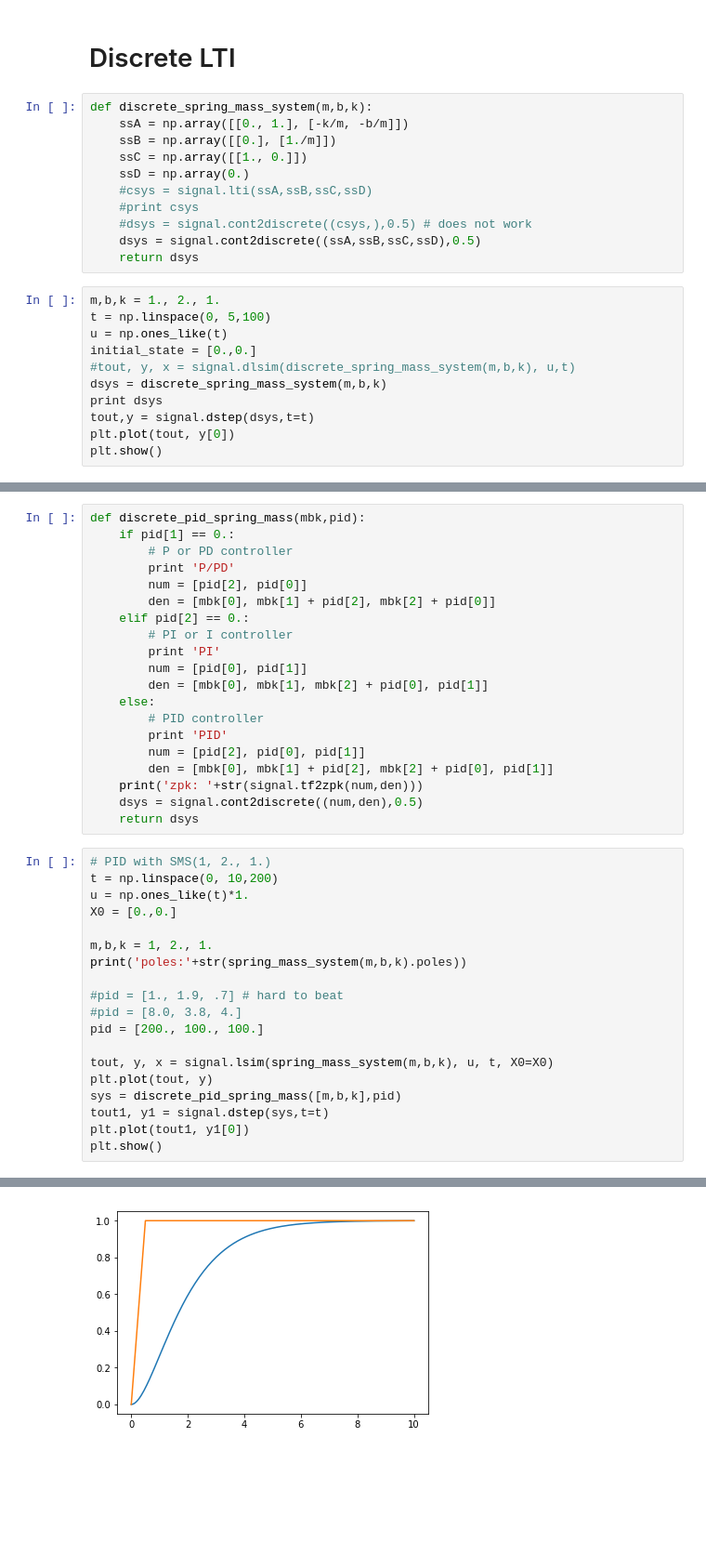
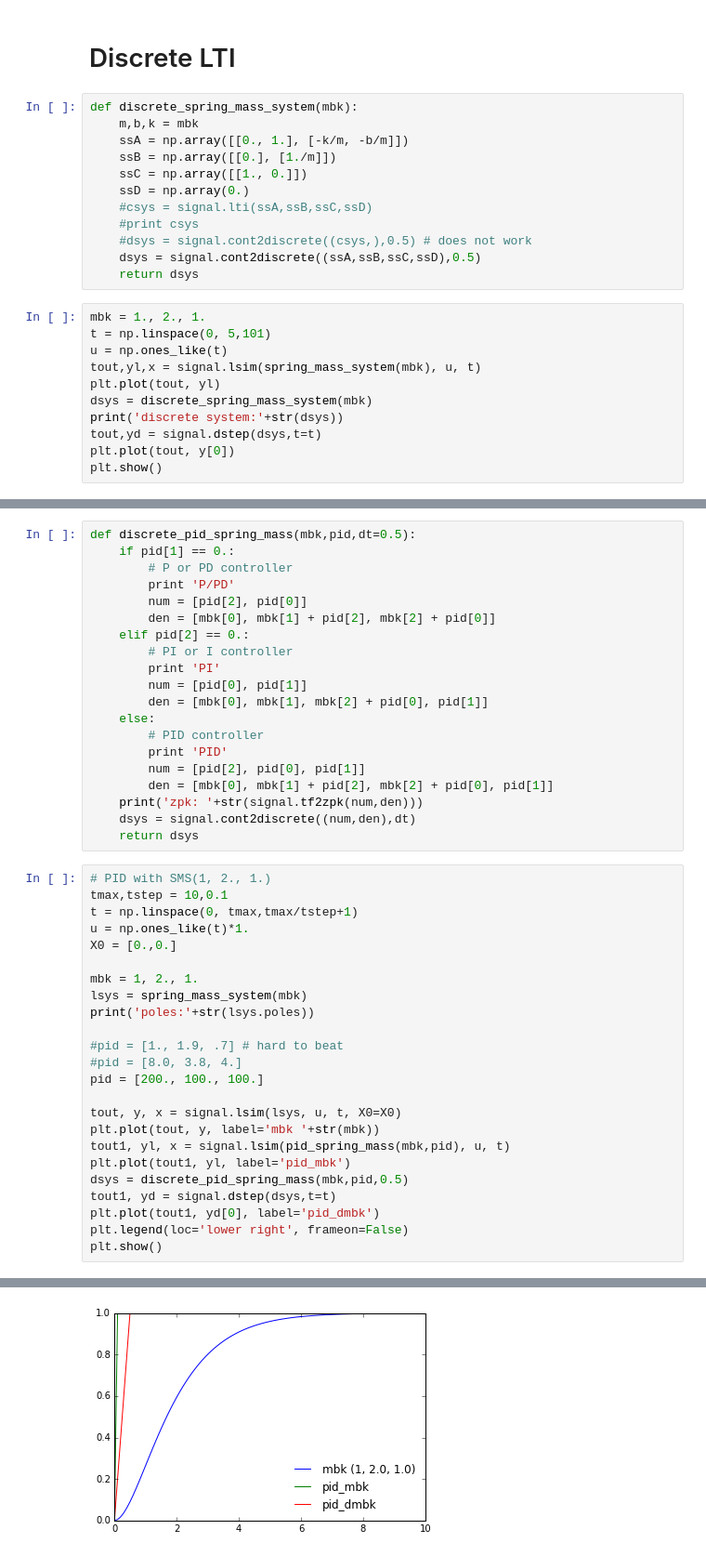
Before and after one commit to ASukhanov/Control, a Jupyter notebook: lti.ipynb, the cells around one changed output, grey strips where cells are left out. Shown at 93% size. Cells and saved outputs as stored; diff of their text form; blank space fills up the shorter version.

```diff
--- a/lti.ipynb
+++ b/lti.ipynb
@@ -287,7 +293,8 @@ zpk: (array([-1., -1.]), array([-100. +0.00000000e+00j,   -1. +7.29839545e-09j,
 # %% [markdown]
 # Discrete LTI
 # %%
-def discrete_spring_mass_system(m,b,k):
+def discrete_spring_mass_system(mbk):
+    m,b,k = mbk
     ssA = np.array([[0., 1.], [-k/m, -b/m]])
     ssB = np.array([[0.], [1./m]])
     ssC = np.array([[1., 0.]])
@@ -298,14 +305,14 @@ def discrete_spring_mass_system(m,b,k):
     dsys = signal.cont2discrete((ssA,ssB,ssC,ssD),0.5)
     return dsys
 # %%
-m,b,k = 1., 2., 1.
-t = np.linspace(0, 5,100)
+mbk = 1., 2., 1.
+t = np.linspace(0, 5,101)
 u = np.ones_like(t)
-initial_state = [0.,0.]
-#tout, y, x = signal.dlsim(discrete_spring_mass_system(m,b,k), u,t)
-dsys = discrete_spring_mass_system(m,b,k)
-print dsys
-tout,y = signal.dstep(dsys,t=t)
+tout,yl,x = signal.lsim(spring_mass_system(mbk), u, t)
+plt.plot(tout, yl)
+dsys = discrete_spring_mass_system(mbk)
+print('discrete system:'+str(dsys))
+tout,yd = signal.dstep(dsys,t=t)
 plt.plot(tout, y[0])
 plt.show()
 # %% [output]
@@ -327,5 +323,5 @@ plt.show()
 # %%
-def discrete_pid_spring_mass(mbk,pid):
+def discrete_pid_spring_mass(mbk,pid,dt=0.5):
     if pid[1] == 0.:
         # P or PD controller
         print 'P/PD'
@@ -342,26 +338,31 @@ def discrete_pid_spring_mass(mbk,pid):
         num = [pid[2], pid[0], pid[1]]
         den = [mbk[0], mbk[1] + pid[2], mbk[2] + pid[0], pid[1]]
     print('zpk: '+str(signal.tf2zpk(num,den)))
-    dsys = signal.cont2discrete((num,den),0.5)
+    dsys = signal.cont2discrete((num,den),dt)
     return dsys
 # %%
 # PID with SMS(1, 2., 1.)
-t = np.linspace(0, 10,200)
+tmax,tstep = 10,0.1
+t = np.linspace(0, tmax,tmax/tstep+1)
 u = np.ones_like(t)*1.
 X0 = [0.,0.]
 
-m,b,k = 1, 2., 1.
-print('poles:'+str(spring_mass_system(m,b,k).poles))
+mbk = 1, 2., 1.
+lsys = spring_mass_system(mbk)
+print('poles:'+str(lsys.poles))
 
 #pid = [1., 1.9, .7] # hard to beat
 #pid = [8.0, 3.8, 4.]
 pid = [200., 100., 100.]
 
-tout, y, x = signal.lsim(spring_mass_system(m,b,k), u, t, X0=X0)
-plt.plot(tout, y)
-sys = discrete_pid_spring_mass([m,b,k],pid)
-tout1, y1 = signal.dstep(sys,t=t)
-plt.plot(tout1, y1[0])
+tout, y, x = signal.lsim(lsys, u, t, X0=X0)
+plt.plot(tout, y, label='mbk '+str(mbk))
+tout1, yl, x = signal.lsim(pid_spring_mass(mbk,pid), u, t)
+plt.plot(tout1, yl, label='pid_mbk')
+dsys = discrete_pid_spring_mass(mbk,pid,0.5)
+tout1, yd = signal.dstep(dsys,t=t)
+plt.plot(tout1, yd[0], label='pid_dmbk')
+plt.legend(loc='lower right', frameon=False)
 plt.show()
 # %% [output]
 poles:[-1. -1.]
@@ -368,4 +372,4 @@ poles:[-1. -1.]
 PID
 zpk: (array([-1., -1.]), array([-100. +0.00000000e+00j,   -1. +7.29839545e-09j,
          -1. -7.29839545e-09j]), 100.0)
-[figure, old version]
+[figure, new version]
```
Also changed, not shown: parts of 20 cells of this notebook.
